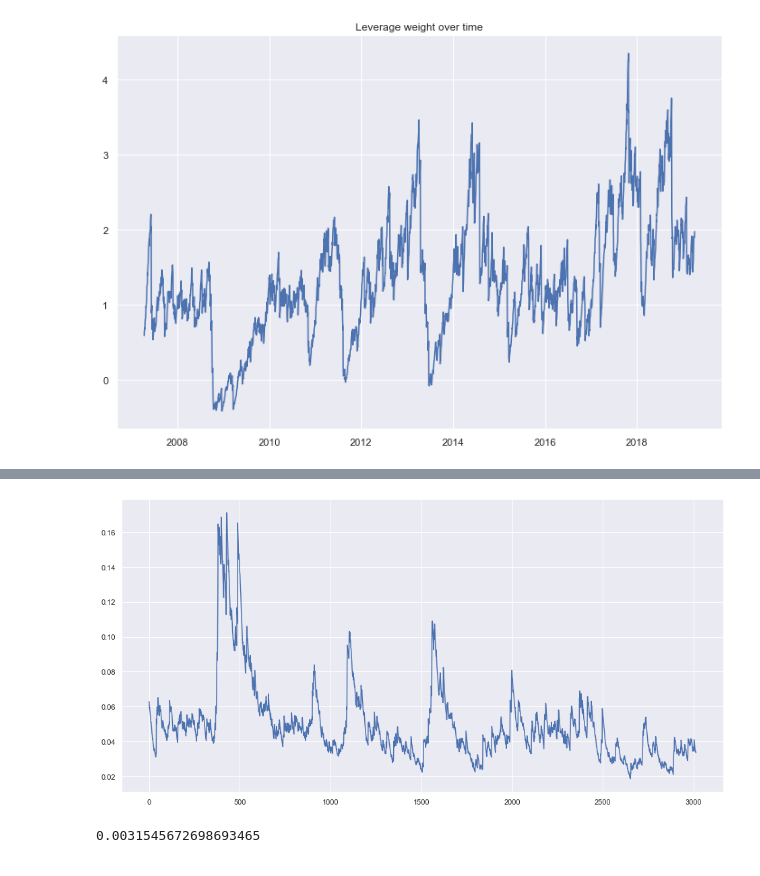
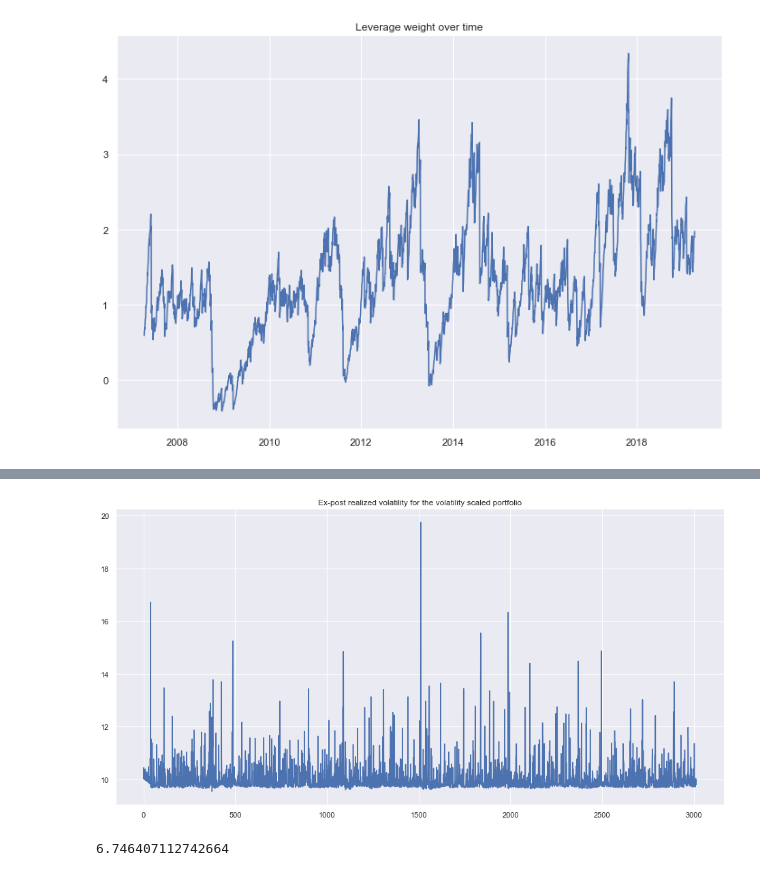
Before and after one commit to EdgyPanda/Python-Projects, a Jupyter notebook: RiskParity-Portfolio/RiskParity.ipynb, the cells around one changed output, grey strips where cells are left out. Saved outputs shown, nothing was run; the diff lists cells and outputs as text; code cells hidden in the pictures.

```diff
--- a/RiskParity-Portfolio/RiskParity.ipynb
+++ b/RiskParity-Portfolio/RiskParity.ipynb
@@ -370,11 +368,25 @@ plt.show()
 # %%
 
 #this is not the right portfolio risk. Comes after the rebalancing. w_t^T * sigma_t+1 w_t
+
+#Ex-post realized portfolio risk:
 plt.figure(figsize=(16,8))
-plt.plot(PortfolioRisk * np.sqrt(252))
+
+RealizedVolatility = np.zeros(TrainLinReturns.shape[0]-1)
+
+for i in range(TrainLinReturns.shape[0]-1):
+    RealizedVolatility[i] = np.sqrt(np.dot(WeightsScaled.iloc[i,:].T, np.dot(EWMALinearreturns[:,:,i+1], WeightsScaled.iloc[i,:])))
+
+
+
+plt.plot(RealizedVolatility * np.sqrt(252))
+plt.title('Ex-post realized volatility for the volatility scaled portfolio')
 plt.show()
-
-PortfolioRisk.mean()
 # %% [output]
-[figure, old version]
+[figure, new version]
-0.0031545672698693465
+# %%
+#WeightsScaled.iloc[0,:].T  EWMALinearreturns[:,:,0]
+
+np.dot(WeightsScaled.iloc[0,:].T, np.dot(WeightsScaled.iloc[0,:], EWMALinearreturns[:,:,0])) * np.sqrt(252)
+# %% [output]
+6.746407112742664
```
Also changed, not shown: parts of 3 cells of this notebook.
